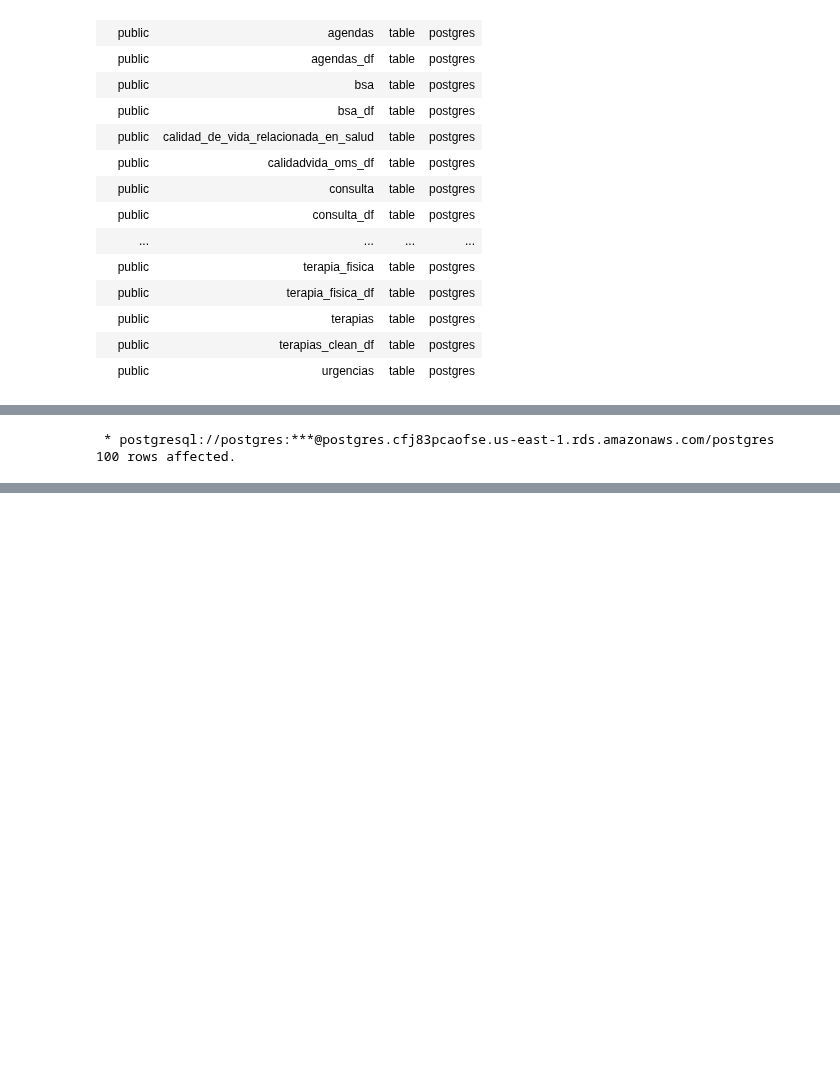
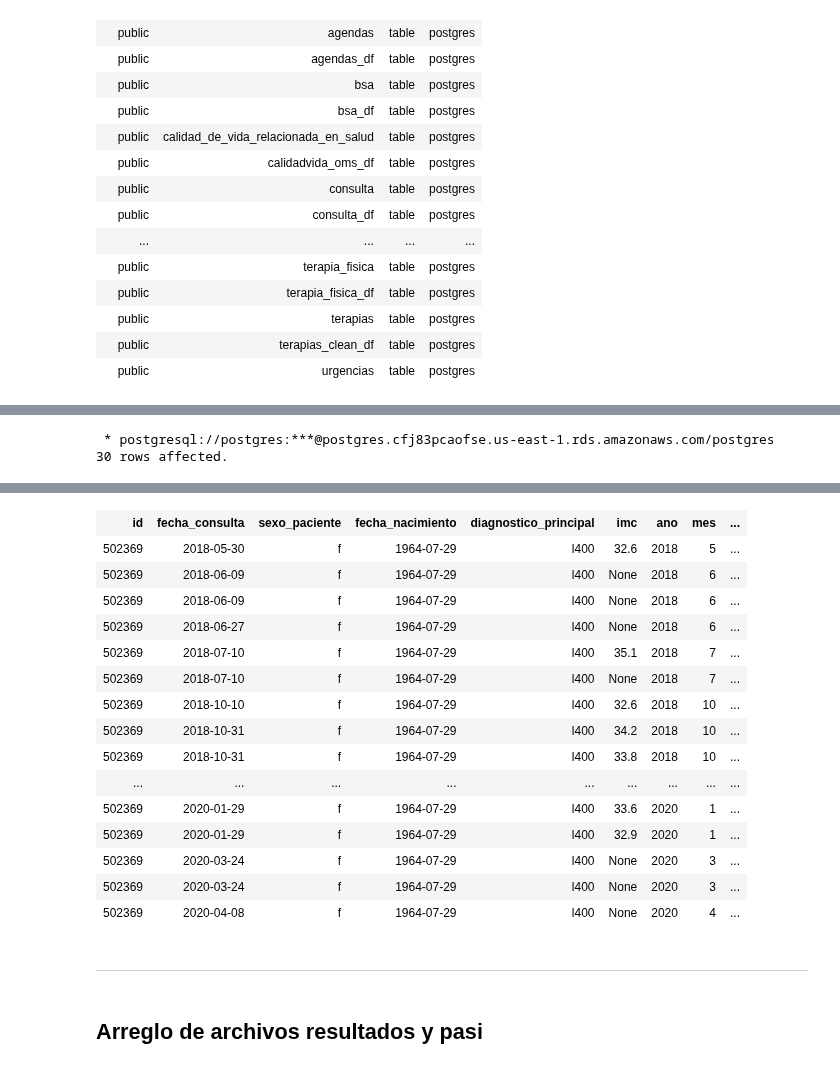
Before and after one commit to mavalderrama/helpharma, a Jupyter notebook: notebooks/table-merge.ipynb, the cells around one changed output, grey strips where cells are left out. Cells and saved outputs as stored; diff of their text form; code cells hidden in the pictures; blank space fills up the shorter version.

Commit message:
Fixing files excluding duplicates tables

```diff
--- a/notebooks/table-merge.ipynb
+++ b/notebooks/table-merge.ipynb
@@ -123,7 +95,7 @@ import matplotlib.pyplot       as plt
 SELECT *
 FROM
     consulta_df consulta
-left join resultados_generales_clean_df resultados on (consulta.id = resultados.id and consulta.ano = resultados.ano and consulta.mes = resultados.mes and consulta.dia = resultados.dia)
+--left join resultados_generales_clean_df resultados on (consulta.id = resultados.id and consulta.ano = resultados.ano and consulta.mes = resultados.mes and consulta.dia = resultados.dia)
 left join bsa_df bsa on (consulta.id = bsa.id and consulta.ano = bsa.ano and consulta.mes = bsa.mes and consulta.dia = bsa.dia)
 left join calidadvida_oms_df calidadvida on (consulta.id = calidadvida.id and consulta.ano = calidadvida.ano and consulta.mes = calidadvida.mes and consulta.dia = calidadvida.dia)
 left join fenotipos_df fenotipos on (consulta.id = fenotipos.id and consulta.ano = fenotipos.ano and consulta.mes = fenotipos.mes and consulta.dia = fenotipos.dia)
@@ -134,8 +106,10 @@ left join psicologia_df psicologia on (consulta.id = psicologia.id and consulta.
 left join seguim_farmacoterapeutico_04072020_df seguim on (consulta.id = seguim.id and consulta.ano = seguim.ano and consulta.mes = seguim.mes and consulta.dia = seguim.dia)
 left join terapia_fisica_df terapia on (consulta.id = terapia.id and consulta.ano = terapia.ano and consulta.mes = terapia.mes and consulta.dia = terapia.dia)
 left join terapias_clean_df medicamentos on (consulta.id = medicamentos.id and consulta.ano = medicamentos.ano and consulta.mes = medicamentos.mes and consulta.dia = medicamentos.dia)
+left join nuevo_pasi_clean_df pasi on (consulta.id = pasi.id and consulta.ano = pasi.ano and consulta.mes = pasi.mes and consulta.dia = pasi.dia)
+--left join riesgo_asociado_df riesgo on (consulta.id = riesgo.id and consulta.ano = riesgo.ano and consulta.mes = riesgo.mes and consulta.dia = riesgo.dia)
 --where consulta.id =502369 -- id de prueba
 LIMIT 100
 # %% [output]
  * postgresql://postgres:***@postgres.cfj83pcaofse.us-east-1.rds.amazonaws.com/postgres
-100 rows affected.
+30 rows affected.
@@ -158,0 +116,20 @@ LIMIT 100
+| id | fecha_consulta | sexo_paciente | fecha_nacimiento | diagnostico_principal | imc | ano | mes | ... |
+| 502369 | 2018-05-30 | f | 1964-07-29 | l400 | 32.6 | 2018 | 5 | ... |
+| 502369 | 2018-06-09 | f | 1964-07-29 | l400 | None | 2018 | 6 | ... |
+| 502369 | 2018-06-09 | f | 1964-07-29 | l400 | None | 2018 | 6 | ... |
+| 502369 | 2018-06-27 | f | 1964-07-29 | l400 | None | 2018 | 6 | ... |
+| 502369 | 2018-07-10 | f | 1964-07-29 | l400 | 35.1 | 2018 | 7 | ... |
+| 502369 | 2018-07-10 | f | 1964-07-29 | l400 | None | 2018 | 7 | ... |
+| 502369 | 2018-10-10 | f | 1964-07-29 | l400 | 32.6 | 2018 | 10 | ... |
+| 502369 | 2018-10-31 | f | 1964-07-29 | l400 | 34.2 | 2018 | 10 | ... |
+| 502369 | 2018-10-31 | f | 1964-07-29 | l400 | 33.8 | 2018 | 10 | ... |
+| ... | ... | ... | ... | ... | ... | ... | ... | ... |
+| 502369 | 2020-01-29 | f | 1964-07-29 | l400 | 33.6 | 2020 | 1 | ... |
+| 502369 | 2020-01-29 | f | 1964-07-29 | l400 | 32.9 | 2020 | 1 | ... |
+| 502369 | 2020-03-24 | f | 1964-07-29 | l400 | None | 2020 | 3 | ... |
+| 502369 | 2020-03-24 | f | 1964-07-29 | l400 | None | 2020 | 3 | ... |
+| 502369 | 2020-04-08 | f | 1964-07-29 | l400 | None | 2020 | 4 | ... |
+# %% [markdown]
+----
+# %% [markdown]
+## Arreglo de archivos resultados y pasi
```
Also changed, not shown: parts of 15 cells of this notebook, 4 other files.
